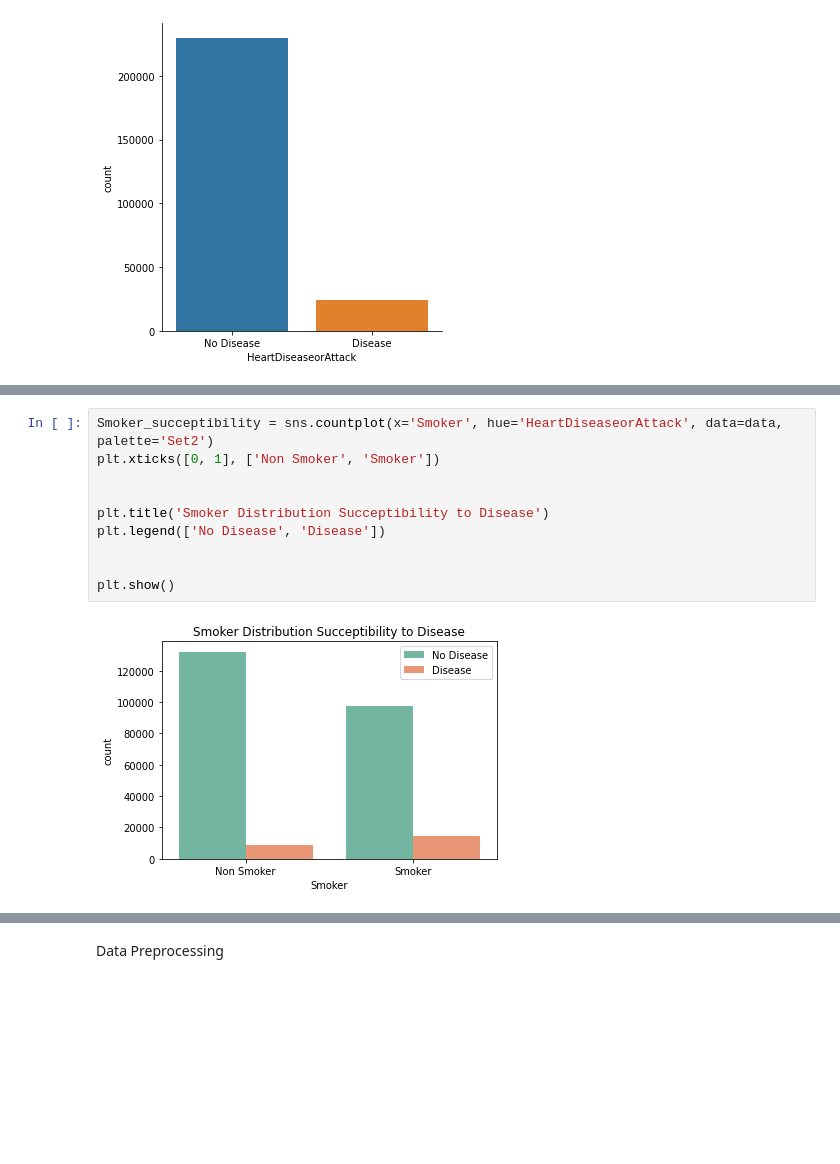
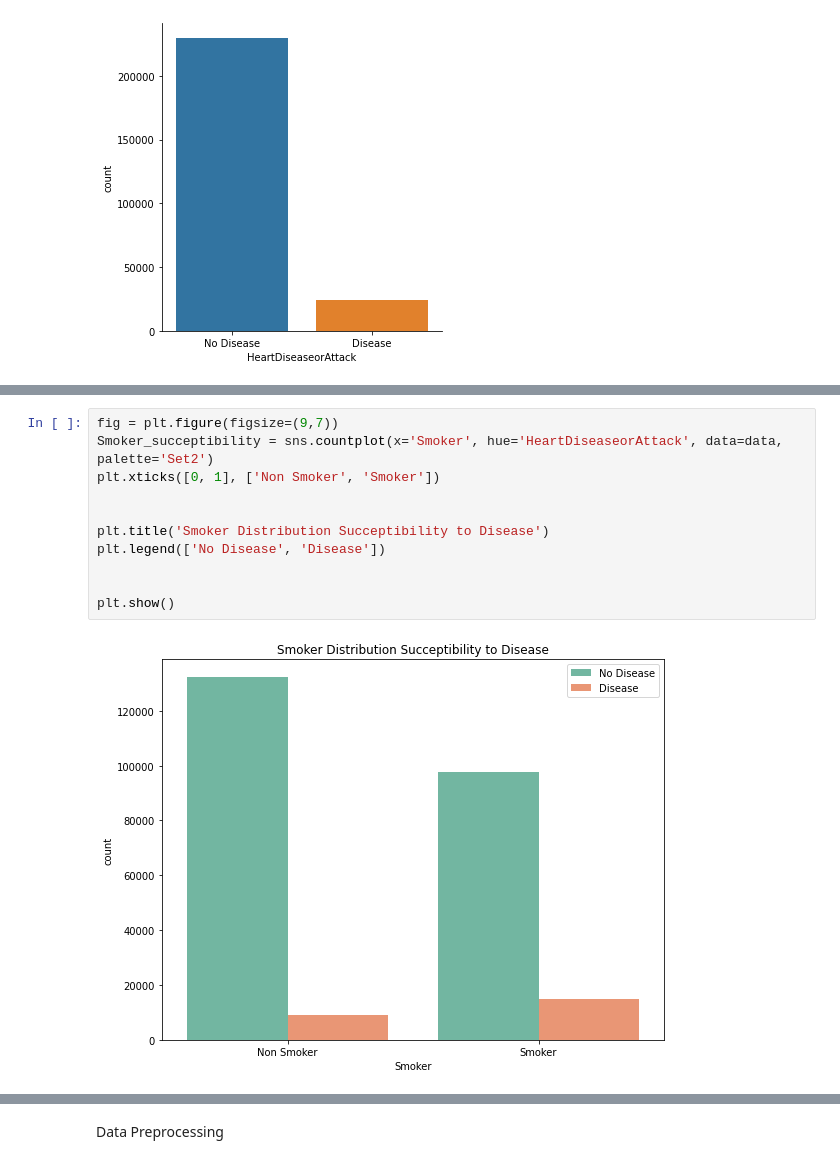
Before and after one commit to LateefFahd/GROUP-1-PROJECT, a Jupyter notebook: Heart_Disease.ipynb, the cells around one changed output, grey strips where cells are left out. Drawn from its saved outputs; the diff is of its cells as text; blank space fills up the shorter version.

```diff
--- a/Heart_Disease.ipynb
+++ b/Heart_Disease.ipynb
@@ -97,13 +139,14 @@ plt.show()
 # %%
+fig = plt.figure(figsize=(9,7))
 Smoker_succeptibility = sns.countplot(x='Smoker', hue='HeartDiseaseorAttack', data=data, palette='Set2')
 plt.xticks([0, 1], ['Non Smoker', 'Smoker'])
 
 
 plt.title('Smoker Distribution Succeptibility to Disease')
 plt.legend(['No Disease', 'Disease'])
 
 
 plt.show()
 # %% [output]
-[figure, old version]
+[figure, new version]
 # %%
```
Also changed, not shown: parts of 18 cells of this notebook.
